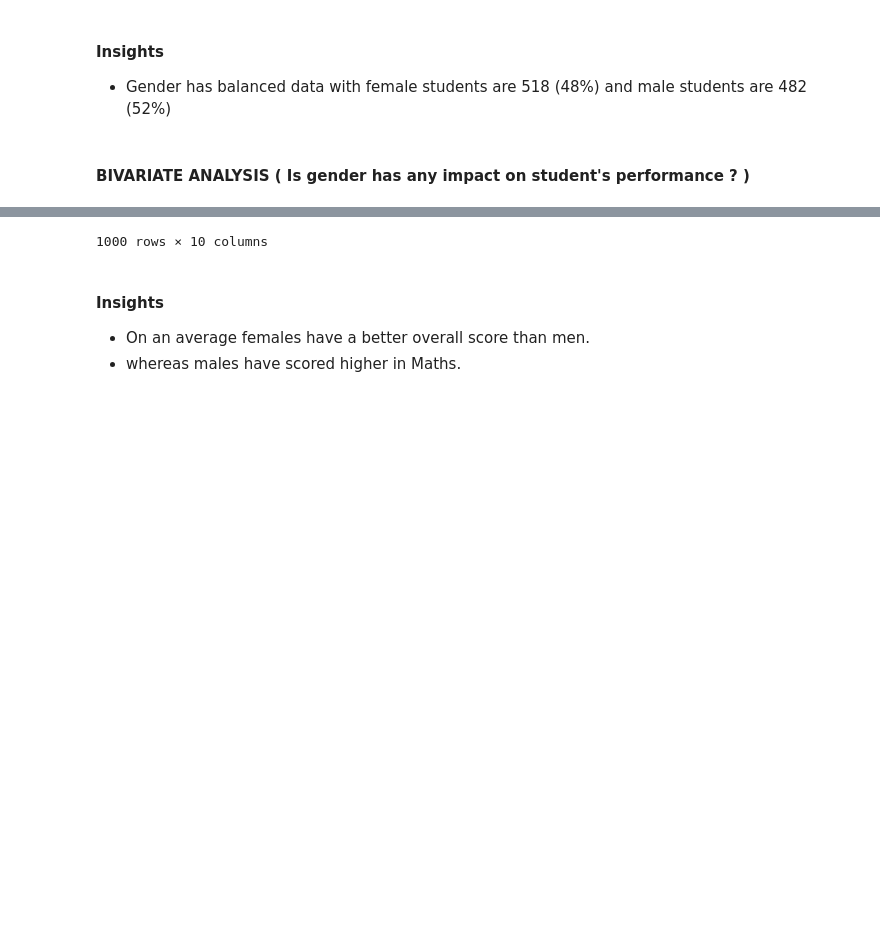
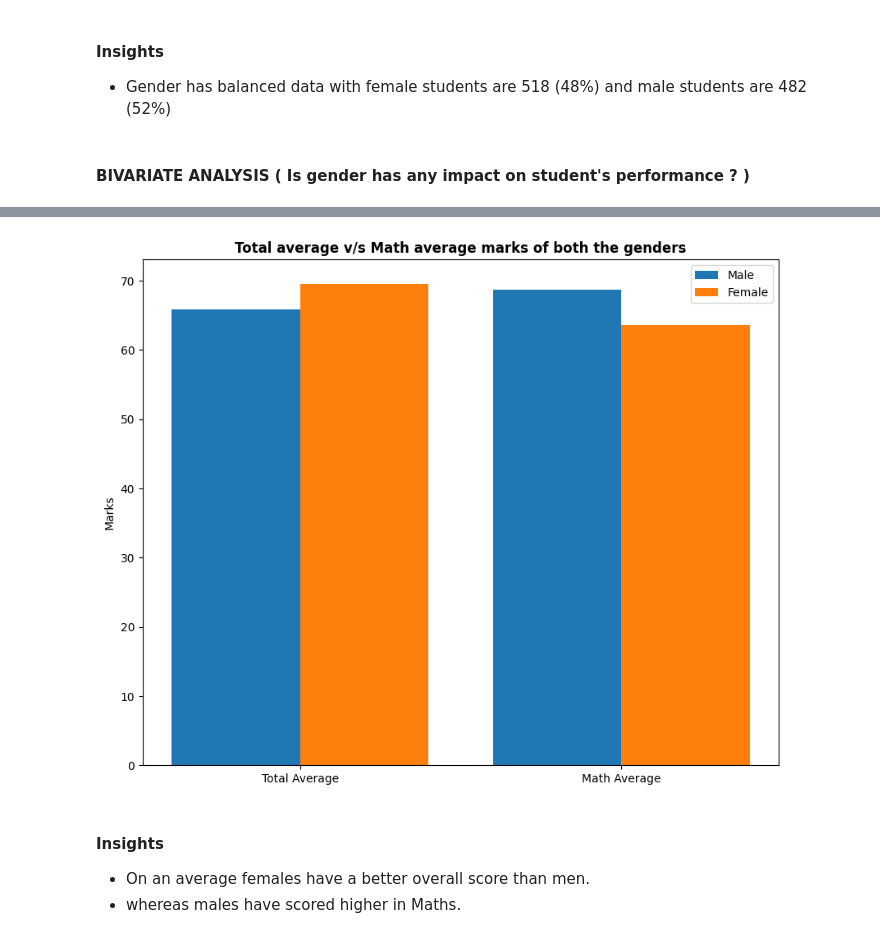
Before and after one commit to mahendarchillara/Machine_Learning_Mahendar_1, a Jupyter notebook: notebook/1 . EDA STUDENT PERFORMANCE .ipynb, the cells around one changed output, grey strips where cells are left out. Saved outputs shown, nothing was run; the diff lists cells and outputs as text; code cells hidden in the pictures; blank space fills up the shorter version.

```diff
--- a/notebook/1 . EDA STUDENT PERFORMANCE .ipynb
+++ b/notebook/1 . EDA STUDENT PERFORMANCE .ipynb
@@ -435,39 +441,16 @@ gender_group
 # %%
+plt.figure(figsize=(10, 8))
 
-# # gender_group['average'] = pd.to_numeric(gender_group['average'], errors='coerce')
-# # gender_group['math_score'] = pd.to_numeric(gender_group['math_score'], errors='coerce')
-
-# # gender_group = df.groupby('gender')[['average', 'math score']].mean()
+X = ['Total Average','Math Average']
 
 
-
-# # plt.figure(figsize=(10, 8))
-
-# # X = ['Total_Average','Math_Average']
-
-
-# # female_scores = [gender_group['average'][0], gender_group['math_score'][0]]
-# # male_scores = [gender_group['average'][1], gender_group['math_score'][1]]
-
-# # X_axis = np.arange(len(X))
-
-# # plt.bar(X_axis - 0.2, male_scores, 0.4, label = 'Male')
-# # plt.bar(X_axis + 0.2, female_scores, 0.4, label = 'Female')
-
-# # plt.xticks(X_axis, X)
-# # plt.ylabel("Marks")
-# # plt.title("Total average v/s Math average marks of both the genders", fontweight='bold')
-# # plt.legend()
-# # plt.show()
-
-plt.figure(figsize=(10, 8))
-
-X = ['Total Average', 'Math Average']
+female_scores = [gender_group['average'][0], gender_group['math_score'][0]]
+male_scores = [gender_group['average'][1], gender_group['math_score'][1]]
 
 X_axis = np.arange(len(X))
 
-plt.bar(X_axis - 0.2, maths_scores, 0.4, label='Male')
-plt.bar(X_axis + 0.2, female_scores, 0.4, label='Female')
+plt.bar(X_axis - 0.2, male_scores, 0.4, label = 'Male')
+plt.bar(X_axis + 0.2, female_scores, 0.4, label = 'Female')
 
 plt.xticks(X_axis, X)
 plt.ylabel("Marks")
@@ -490,4 +461,4 @@ plt.show()
-1000 rows × 10 columns
+[figure, added]
 # %% [markdown]
 #### Insights
 - On an average females have a better overall score than men.
```
Also changed, not shown: parts of 10 cells of this notebook, 10 other files.
